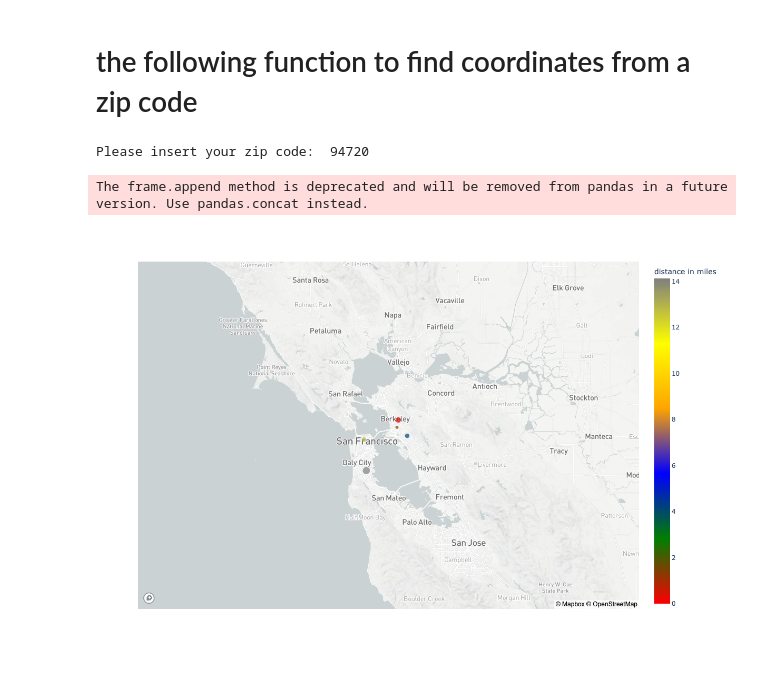
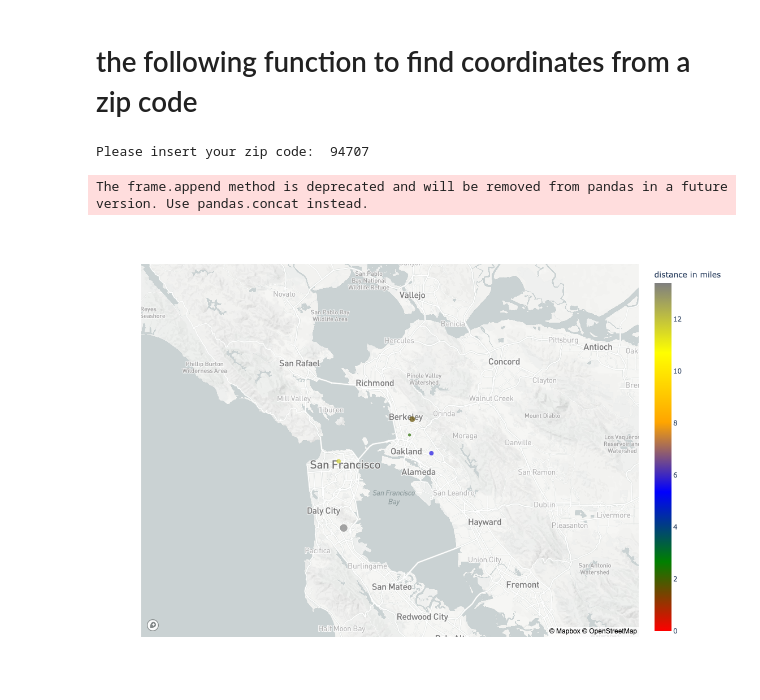
Before and after one commit to peeti-ucberkeley/Capstone-Rachael-Nithika-Andrew-Peeti, a Jupyter notebook: eda/Hospital Recommendation3.ipynb, the cells around one changed output. Drawn from its saved outputs; the diff is of its cells as text; code cells hidden in the pictures.

```diff
--- a/eda/Hospital Recommendation3.ipynb
+++ b/eda/Hospital Recommendation3.ipynb
@@ -97,36 +97,36 @@ cancer_df['input_LON'] = find_coordinates_from_zip(zip_input)[1]
 cancer_df['distance'] = [dist(cancer_df.LON[i],cancer_df.LAT[i],cancer_df.input_LON[i],cancer_df.input_LAT[i]) for i in range(len(cancer_df))]
 cancer_df['distance'] = cancer_df['distance'].round(decimals=3)
 #convert KM to Mile
 # conversion factor
 conv_fac = 0.621371
 
 # calculate miles
 cancer_df['distance in miles'] = cancer_df['distance'] * conv_fac
 
 #merge input location with the top 5
 
 # ['Your location',0,cancer_df['input_LAT'][0],cancer_df['input_LON'][0],0]
 
 top5_nearest_location_df = cancer_df.sort_values(by = 'distance').head()[['NAME','STAR','LAT','LON','distance in miles']].append\
                             ({'NAME':'Your location',
                               'STAR':0,
                               'LAT':cancer_df['input_LAT'][0],
                               'LON':cancer_df['input_LON'][1],
                               'distance in miles':0},ignore_index=True)
 
 top5_nearest_location_df = top5_nearest_location_df.sort_values(by = 'distance in miles')
 
 # view in the map
 px.set_mapbox_access_token(mapbox_token)
 fig = px.scatter_mapbox(top5_nearest_location_df,
                   lat="LAT", lon="LON", color="distance in miles", size='STAR' ,
-                   size_max=10, zoom=8, width=1200, height=800,color_continuous_scale=['red','green','blue','orange','yellow','gray'] )
+                   size_max=10, zoom=9, width=1200, height=800,color_continuous_scale=['red','green','blue','orange','yellow','gray'] )
 
 fig.show()
 # %% [output]
-Please insert your zip code:  94720
+Please insert your zip code:  94707
 The frame.append method is deprecated and will be removed from pandas in a future version. Use pandas.concat instead.
-[figure, old version]
+[figure, new version]
 # %%
 top5_nearest_location_df
 # %% [output]
```
Also changed, not shown: parts of 4 cells of this notebook.
